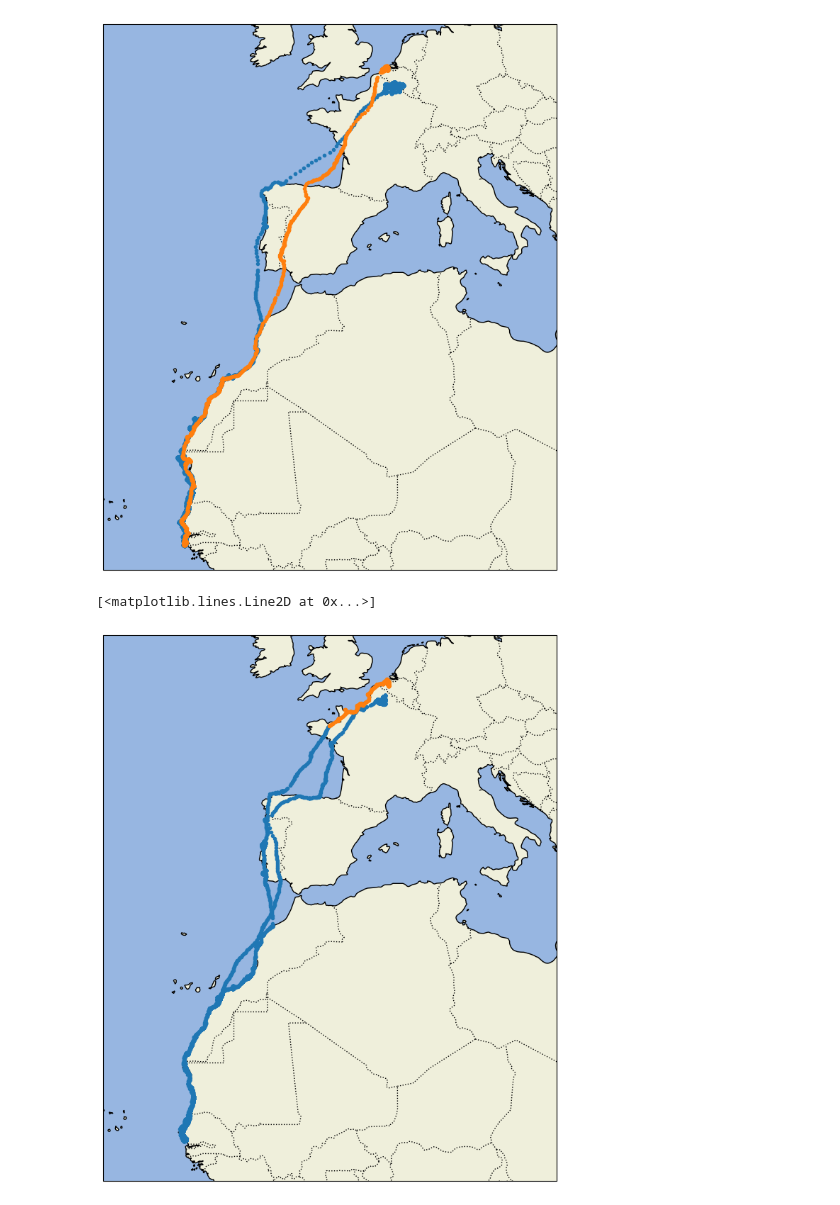
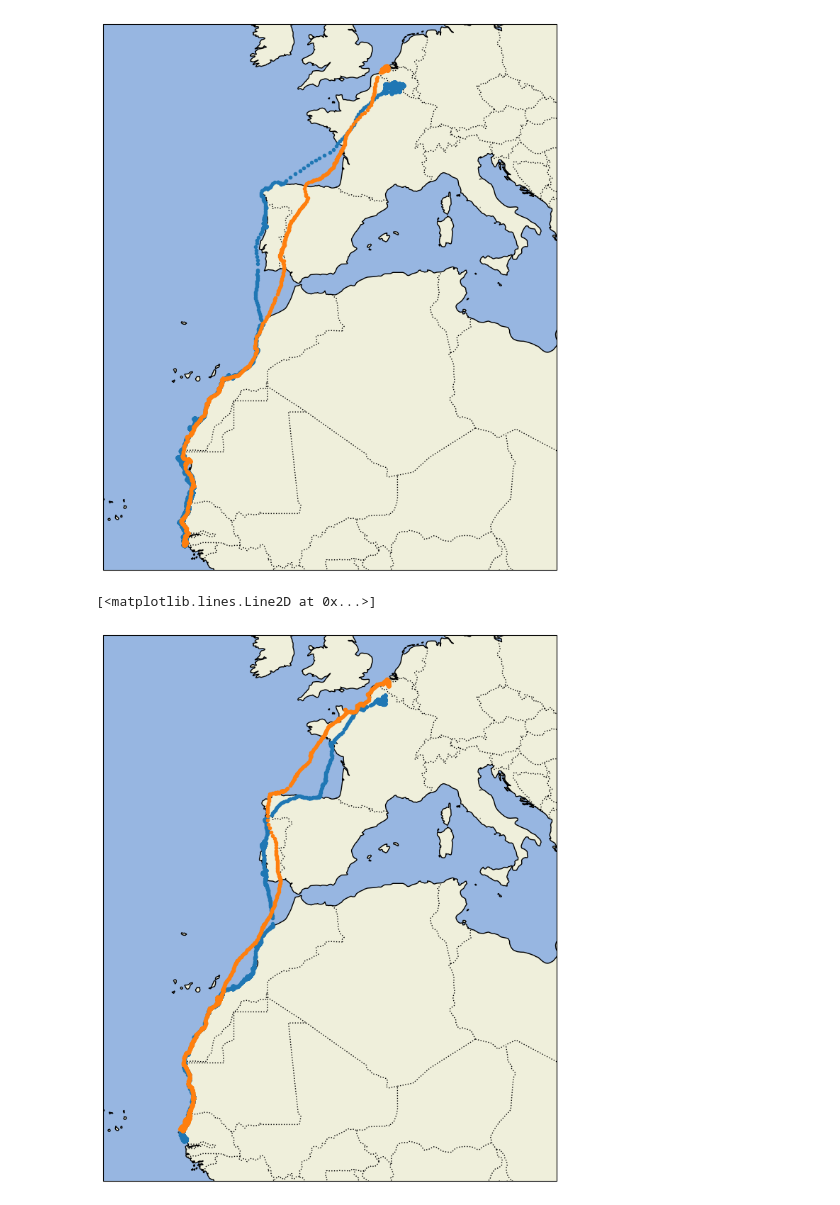
Before and after one commit to cyc20480/Data_Analysis_JBEDU, a Jupyter notebook: 190224_001_철새이동경로.ipynb, the cells around one changed output. Saved outputs shown, nothing was run; the diff lists cells and outputs as text; code cells hidden in the pictures.

```diff
--- a/190224_001_철새이동경로.ipynb
+++ b/190224_001_철새이동경로.ipynb
@@ -374,19 +374,19 @@ ax.plot(x[19000:21120], y[19000:21120], '.', transform=ccrs.Geodetic()) #위도
 # %%
 extent = [-25.0, 20.0, 52.0, 10.0]
 
 plt.figure(figsize=(10,10))
 ax = plt.axes(projection=ccrs.Mercator())
 ax.set_extent(extent)
 ax.add_feature(cfeature.LAND)
 ax.add_feature(cfeature.OCEAN)
 ax.add_feature(cfeature.COASTLINE)
 ax.add_feature(cfeature.BORDERS, linestyle=':')
 
 bird_names = pd.unique(birdata.bird_name)
 ix = birdata['bird_name'] == 'Sanne'
 x, y = birdata.longitude[ix], birdata.latitude[ix]
-ax.plot(x[0:20000], y[0:20000], '.', transform=ccrs.Geodetic()) # 위도 하강, 남하)
-ax.plot(x[20000:21000], y[20000:21000], '.', transform=ccrs.Geodetic()) #위도 상승(북상)
+ax.plot(x[0:15000], y[0:15000], '.', transform=ccrs.Geodetic()) # 위도 하강, 남하)
+ax.plot(x[15000:21000], y[15000:21000], '.', transform=ccrs.Geodetic()) #위도 상승(북상)
 # %% [output]
 [<matplotlib.lines.Line2D at 0x...>]
-[figure, old version]
+[figure, new version]
```
